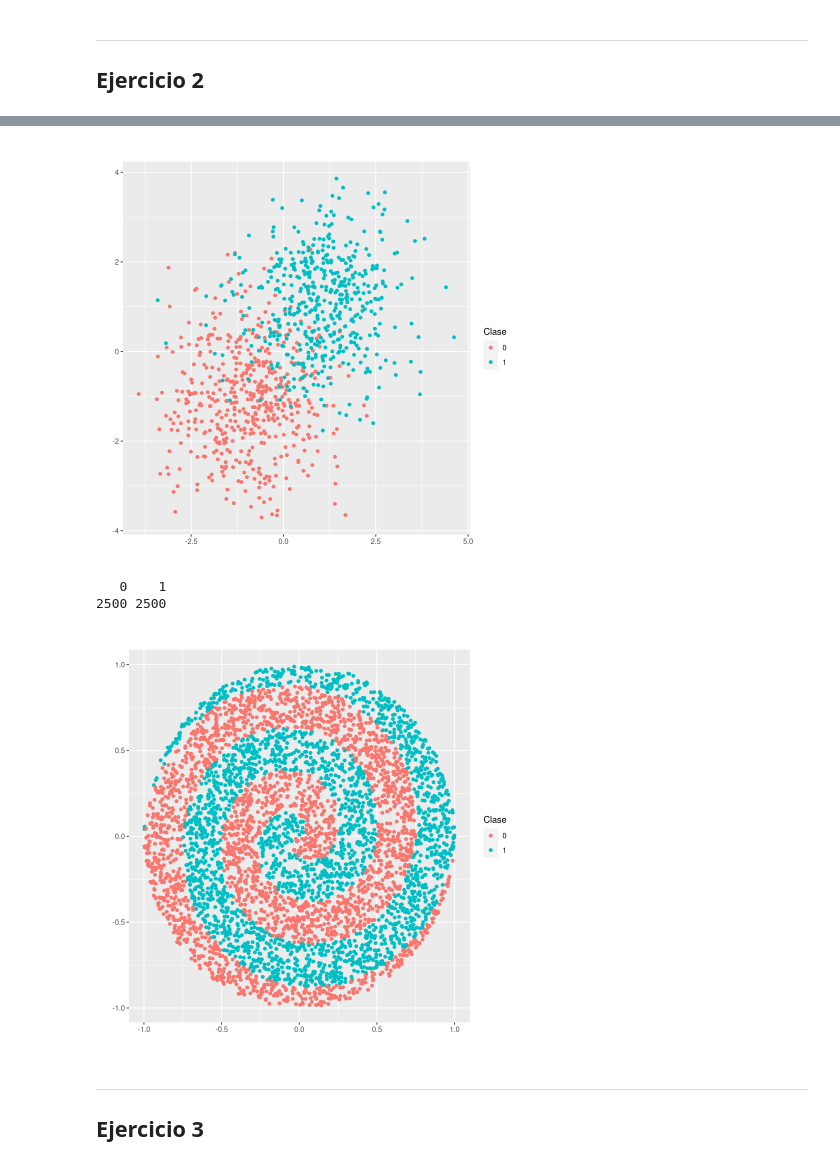
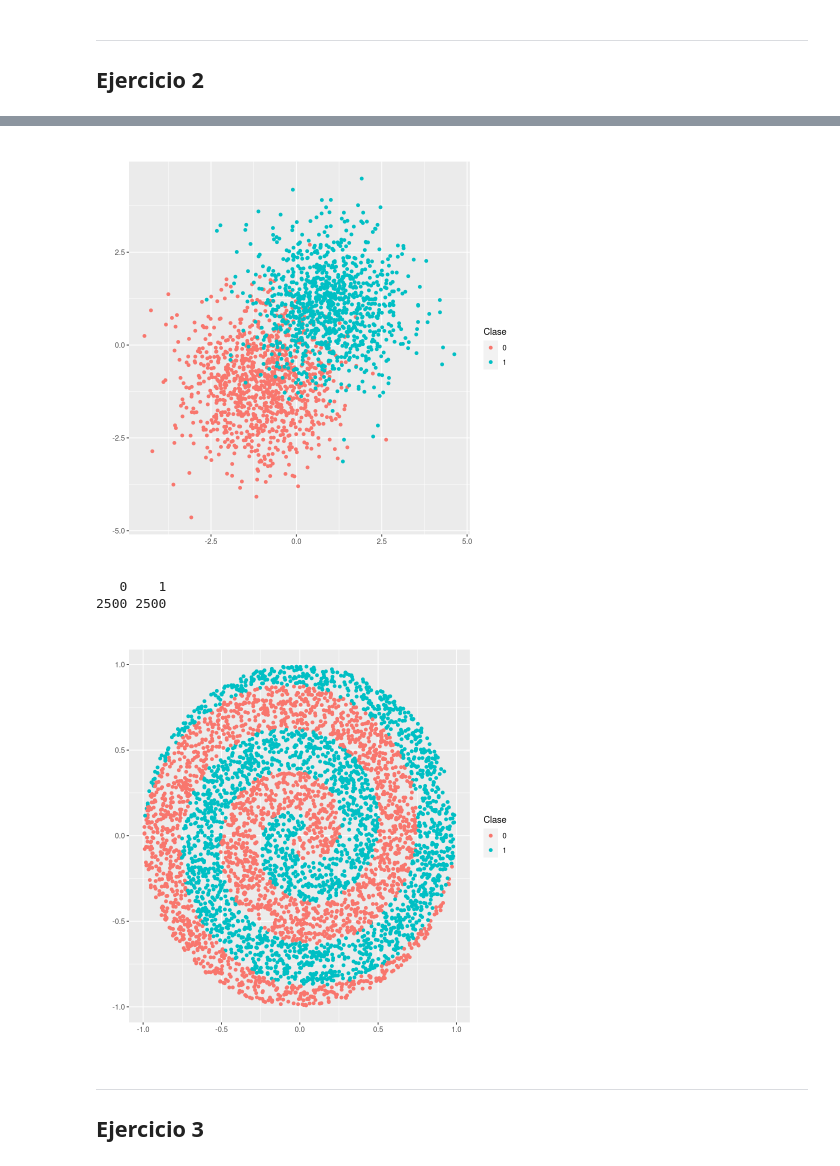
Before and after one commit to jfarizano/DataMining, a Jupyter notebook: tp1.ipynb, the cells around one changed output, grey strips where cells are left out. Saved outputs shown, nothing was run; the diff lists cells and outputs as text; code cells hidden in the pictures.

```diff
--- a/tp1.ipynb
+++ b/tp1.ipynb
@@ -13,6 +13,11 @@ library(class)
 # %% [markdown]
 --------------------------------------------------------------------------------
 ## Ejercicio 1
+# %%
+calcularError <- function(true, predicted) {
+  x <- predicted != true$Class
+  length(x[x == TRUE]) / length(true$Class)
+}
 # %%
 # Punto a
 generatePoints <- function(d, n, std, center0, center1) {
@@ -24,7 +29,7 @@ generatePoints <- function(d, n, std, center0, center1) {
   data <- c(class0, class1)
 
   df <- rbindlist(data)
-  colnames(df) <- c(seq(1, d), "Class")
+  colnames(df) <- c(1:d, "Class")
   df <- as.data.frame(df)
   df$Class <- as.factor(df$Class)
   df
@@ -70,6 +75,8 @@ generateSpirals <- function(n) {
   data <- data.frame()
 
   # No sé si habrá una forma vectorial más fácil de hacer esto
+  # spoilers: no la hay según Pablo
+  # ¿faltan comentarios? sí, pero no tengo ganas de comentar todo de nuevo
   while (cantClass0 < lenClass0 || cantClass1 < lenClass1) {
     y <- runif(1, min = -1, max = 1)
     x <- runif(1, min = -1, max = 1)
@@ -82,7 +89,7 @@ generateSpirals <- function(n) {
     if (ro <= 1) {
       betweenCurves <- FALSE
 
-      for (theta0 in (theta + (2 * pi * seq(-1, 6)))) {
+      for (theta0 in (theta + (2 * pi * -1:6))) {
         if ((theta0 / (4 * pi)) <= ro && ro <= ((theta0 + pi) / (4 * pi))) {
           if (cantClass0 < lenClass0) {
             data <- rbind(data, c(x, y, 0))
@@ -115,7 +122,7 @@ graphDF <- function(df, title="") {
            labs(title=title, color="Clase", x="", y="")
 }
 # %%
-df <- generateDiagonal(2, 1000, 0.78)
+df <- generateDiagonal(2, 2000, 0.78)
 # Chequeo la cantidad de cada clase
 table(df[, "Class"])
 graphDF(df)
@@ -125,4 +132,4 @@ graphDF(df)
-[figure, old version]
+[figure, new version]
 # %%
 df <- generateSpirals(5000)
 # Chequeo la cantidad de cada clase
@@ -131,7 +138,7 @@ graphDF(df)
 # %% [output]
    0    1
 2500 2500
-[figure, old version]
+[figure, new version]
 # %% [markdown]
 --------------------------------------------------------------------------------
 ## Ejercicio 3
```
Also changed, not shown: parts of 6 cells of this notebook.
